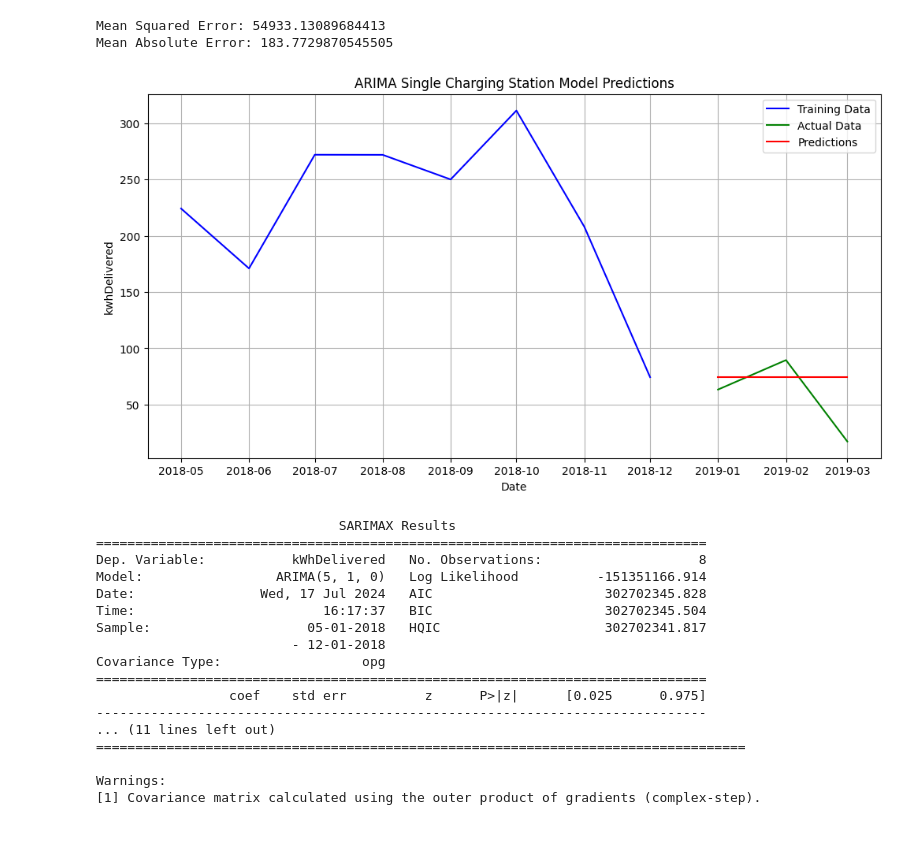
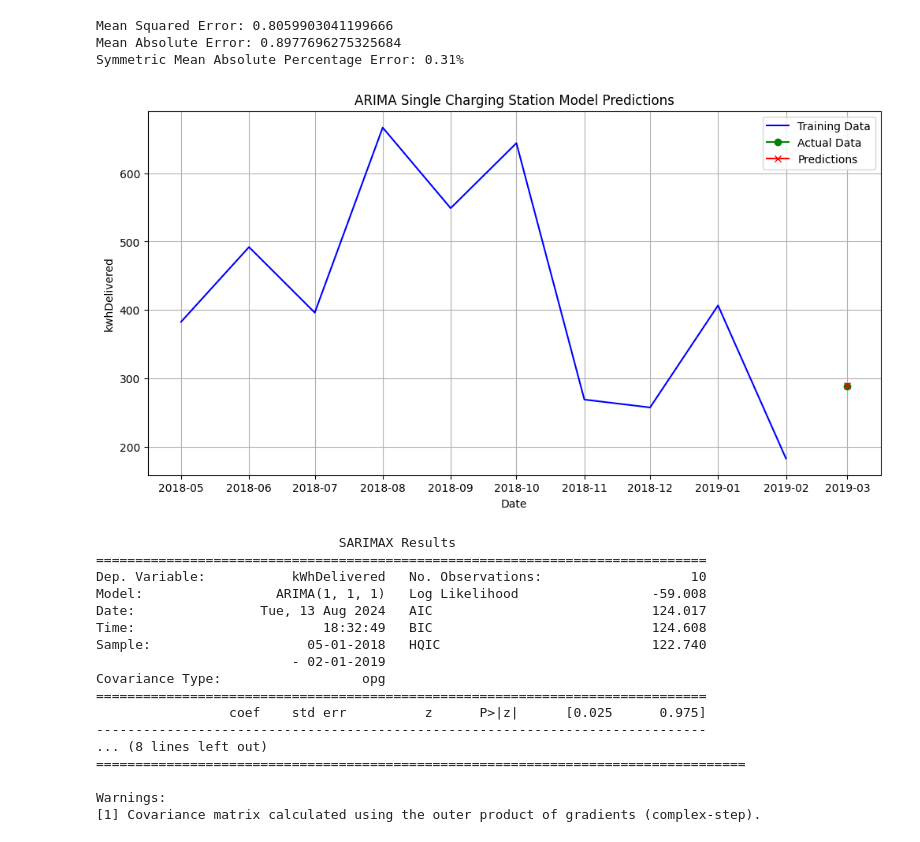
Before and after one commit to Toheeb-Ojuolape/ntugridlab-evstations-data, a Jupyter notebook: ARIMA.ipynb, the cells around one changed output. Saved outputs shown, nothing was run; the diff lists cells and outputs as text; code cells hidden in the pictures.

```diff
--- a/ARIMA.ipynb
+++ b/ARIMA.ipynb
@@ -51,6 +25,6 @@ warnings.filterwarnings("ignore")
 # %%
 #Load the data from the local file
 # %%
-data = pd.read_csv('./caltech_model_data/2-39-123-557.csv')
+data = pd.read_csv('./caltech_model_data/2-39-123-23.csv')
 # %%
 # Display the first few rows of the dataframe
@@ -98,10 +60,10 @@ kwh_series = data['kWhDelivered']
-# %%
-train_size = int(len(kwh_series) * 0.8)
-train, validation = kwh_series[:train_size], kwh_series[train_size:]
+# %%
+train, test = kwh_series[:-1], kwh_series[-1:]
 # %%
 # Fit ARIMA model
 # %%
-model = ARIMA(train, order=(5, 1, 0))  # (p,d,q) order
+ARIMA_ORDER = (1, 1, 1)
+model = ARIMA(train, order=ARIMA_ORDER)  # (p,d,q) order
 model_fit = model.fit()
 # %%
 # Make predictions using the trained model
@@ -112,26 +74,30 @@ predictions = model_fit.forecast(steps=len(validation))
 # %%
-mse = mean_squared_error(validation, predictions)
-mae = mean_absolute_error(validation, predictions)
+mse = mean_squared_error(test, predictions)
+mae = mean_absolute_error(test, predictions)
+smape_value = smape(test, predictions)
+
 print(f'Mean Squared Error: {mse}')
 print(f'Mean Absolute Error: {mae}')
+print(f'Symmetric Mean Absolute Percentage Error: {round(smape_value,2)}%')
 # %% [output]
-Mean Squared Error: 54933.13089684413
-Mean Absolute Error: 183.7729870545505
+Mean Squared Error: 0.8059903041199666
+Mean Absolute Error: 0.8977696275325684
+Symmetric Mean Absolute Percentage Error: 0.31%
 # %%
 # Plot the predictions vs actual values
 # %%
 plt.figure(figsize=(12, 6))
 plt.plot(train.index, train, label='Training Data', color='b')
-plt.plot(validation.index, validation, label='Actual Data', color='g')
-plt.plot(validation.index, predictions, label='Predictions', color='r')
+plt.plot(test.index, test, label='Actual Data', marker="o", color='g')
+plt.plot(test.index, predictions, label='Predictions',marker="x", color='r')
 plt.title('ARIMA Single Charging Station Model Predictions')
 plt.xlabel('Date')
 plt.ylabel('kwhDelivered')
 plt.legend()
 plt.grid(True)
 plt.show()
 # %% [output]
-[figure, old version]
+[figure, new version]
 # %%
 # Print summary of the model
 # %%
@@ -139,17 +105,17 @@ print(model_fit.summary())
 # %% [output]
                                SARIMAX Results
 ==============================================================================
-Dep. Variable:           kWhDelivered   No. Observations:                    8
-Model:                 ARIMA(5, 1, 0)   Log Likelihood          -151351166.914
-Date:                Wed, 17 Jul 2024   AIC                      302702345.828
-Time:                        16:17:37   BIC                      302702345.504
-Sample:                    05-01-2018   HQIC                     302702341.817
-                         - 12-01-2018
+Dep. Variable:           kWhDelivered   No. Observations:                   10
+Model:                 ARIMA(1, 1, 1)   Log Likelihood                 -59.008
+Date:                Tue, 13 Aug 2024   AIC                            124.017
+Time:                        18:32:49   BIC                            124.608
+Sample:                    05-01-2018   HQIC                           122.740
+                         - 02-01-2019
 Covariance Type:                  opg
 ==============================================================================
                  coef    std err          z      P>|z|      [0.025      0.975]
 ------------------------------------------------------------------------------
-... (11 lines left out)
+... (8 lines left out)
 ===================================================================================
 
 Warnings:
```
Also changed, not shown: parts of 52 cells of this notebook, 3 other files.
